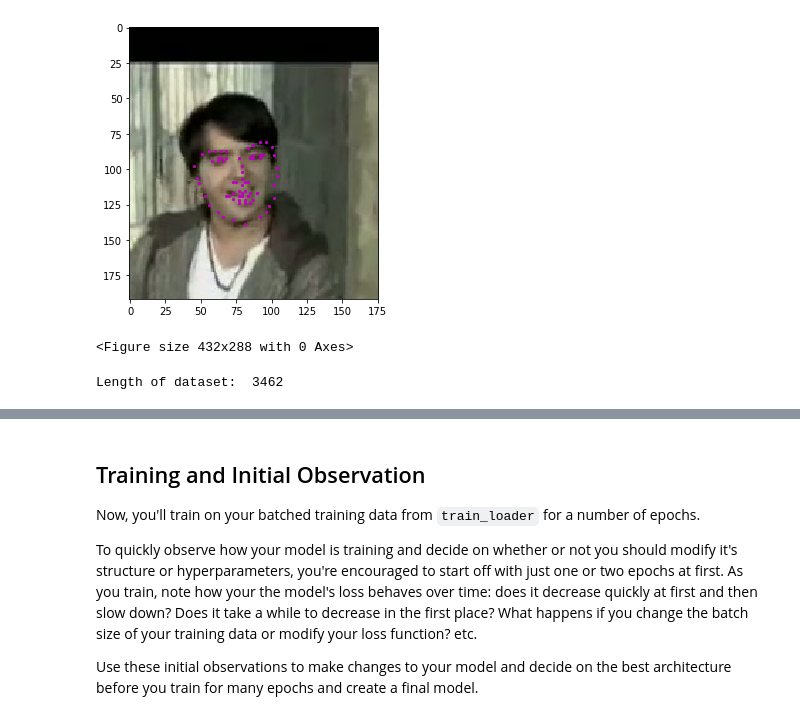
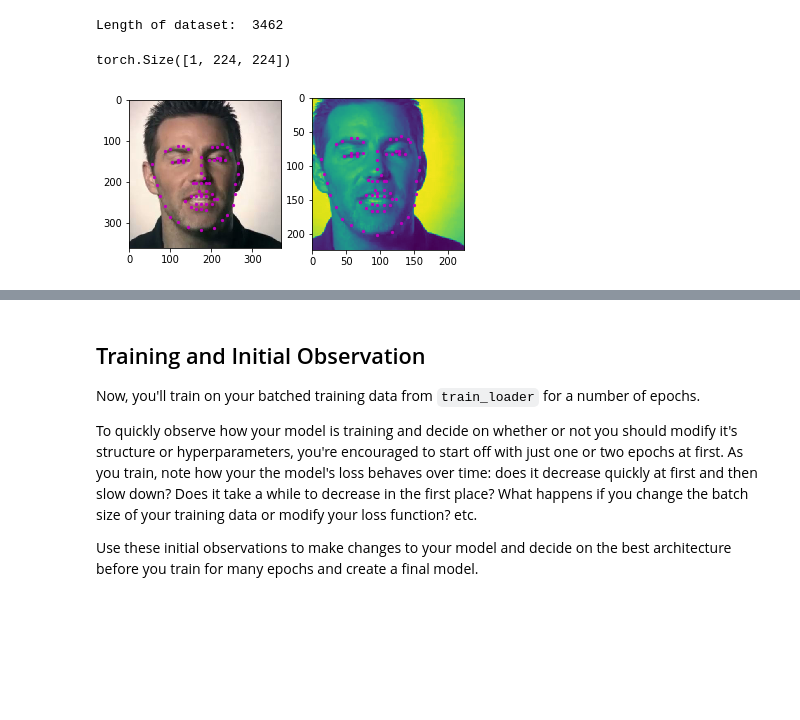
Before and after one commit to enaymerich/Facial-keypoints-detection, a Jupyter notebook: 2. Define the Network Architecture.ipynb, the cells around one changed output, grey strips where cells are left out. Cells and saved outputs as stored; diff of their text form; code cells hidden in the pictures; blank space fills up the shorter version.

```diff
--- a/2. Define the Network Architecture.ipynb
+++ b/2. Define the Network Architecture.ipynb
@@ -265,51 +263,27 @@ def show_keypoints(image, key_pts):
     """Show image with keypoints"""
     plt.imshow(image)
     plt.scatter(key_pts[:, 0], key_pts[:, 1], s=20, marker='.', c='m')
-# %%
-# Display a few different types of images by changing the index n
-
-# select an image by index in our data frame
-n = 0
-image_name = key_pts_frame.iloc[n, 0]
-key_pts = key_pts_frame.iloc[n, 1:].as_matrix()
-key_pts = key_pts.astype('float').reshape(-1, 2)
-
-plt.figure(figsize=(5, 5))
-show_keypoints(mpimg.imread(os.path.join('data/training/', image_name)), key_pts)
-plt.show()
-# %% [output]
-[figure, removed]
-# %%
-from torch.utils.data import Dataset, DataLoader
-from torchvision import transforms, utils
-
-# the dataset we created in Notebook 1 is copied in the helper file `data_load.py`
-from data_load import FacialKeypointsDataset
-# the transforms we defined in Notebook 1 are in the helper file `data_load.py`
-from data_load import Rescale, RandomCrop, ToTensor
-
-
-
-# apply the transforms to a sample image
-
-fig = plt.figure()
-## TODO: define the data_transform using transforms.Compose([all tx's, . , .])
-# order matters! i.e. rescaling should come before a smaller crop
-data_transform = transforms.Compose([Rescale(124),
-                               RandomCrop(120),
-                                    Normalize(),
-                                    ToTensor()])
-
-# testing that you've defined a transform
-assert(data_transform is not None), 'Define a data_transform'
-# %% [output]
-<Figure size 432x288 with 0 Axes>
 # %%
 # Construct the dataset
 face_dataset = FacialKeypointsDataset(csv_file='data/training_frames_keypoints.csv',
                                       root_dir='data/training/')
 
 # print some stats about the dataset
 print('Length of dataset: ', len(face_dataset))
+##Try the transform
+test_num = 1000
+example = face_dataset[test_num]
+fig = plt.figure()
+ax = plt.subplot(1, 2, 1)
+transformed_sample = data_transform(example)
+print(transformed_sample['image'].shape)
+show_keypoints(example['image'], example['keypoints'])
+ax = plt.subplot(1, 2,  2)
+#print(transformed_sample['keypoints'])
+show_keypoints(transformed_sample['image'][0,:,:], transformed_sample['keypoints']*50+100)
+
+plt.show()
 # %% [output]
 Length of dataset:  3462
+torch.Size([1, 224, 224])
+[figure, added]
```
Also changed, not shown: parts of 66 cells of this notebook, 2 other files.
